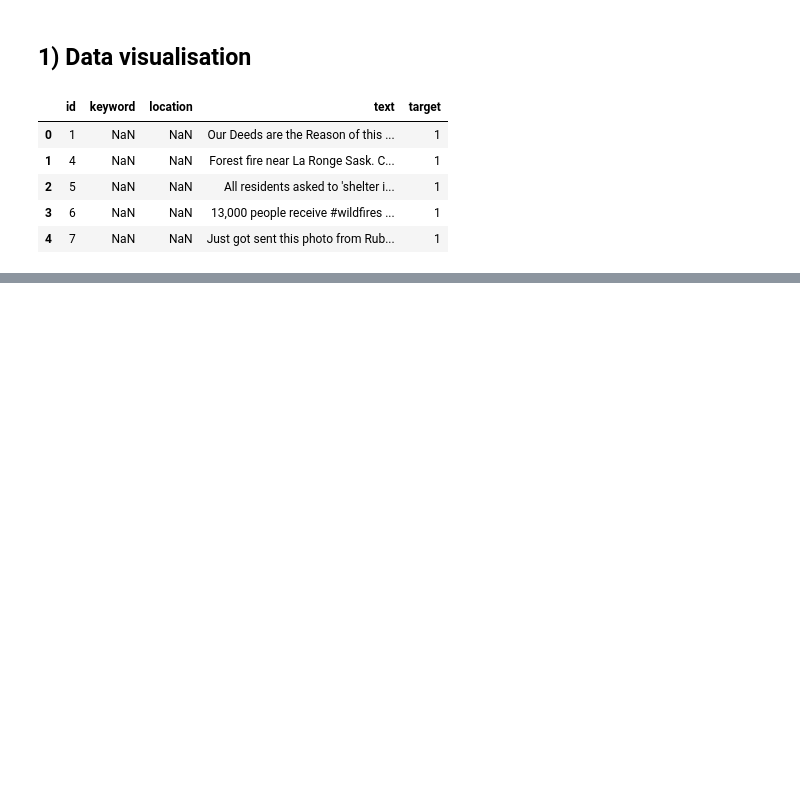
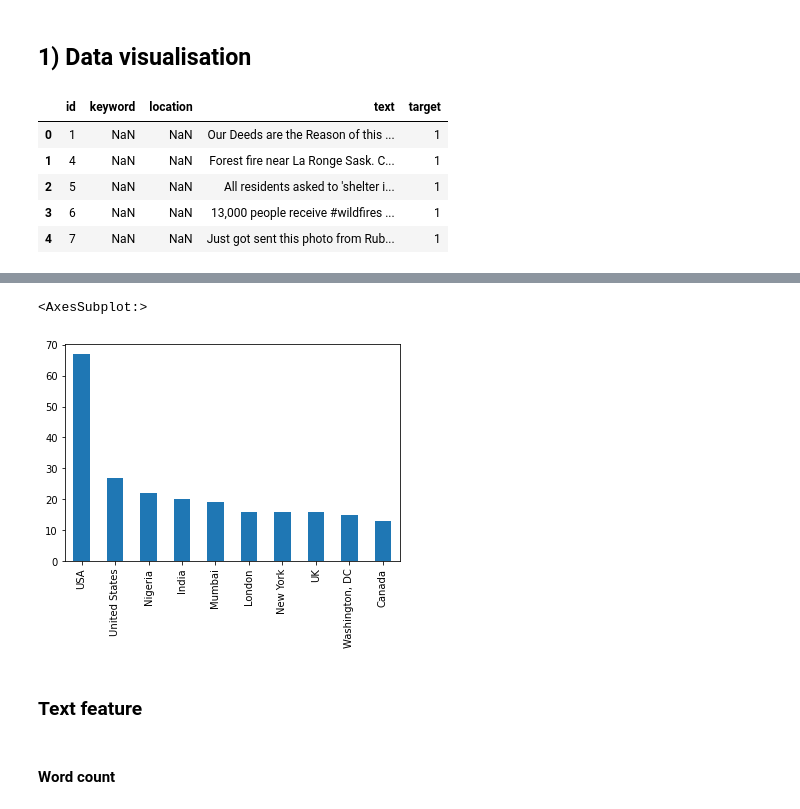
Before and after one commit to LudovicGayet/kaggle_disaster_tweets, a Jupyter notebook: notebooks/notebook.ipynb, the cells around one changed output, grey strips where cells are left out. Cells and saved outputs as stored; diff of their text form; code cells hidden in the pictures; blank space fills up the shorter version.

```diff
--- a/notebooks/notebook.ipynb
+++ b/notebooks/notebook.ipynb
@@ -20,0 +46,9 @@ df.head()
+# %%
+data[data['target']==1]['location'].value_counts()[:10].plot(kind='bar')
+# %% [output]
+<AxesSubplot:>
+[figure, added]
+# %% [markdown]
+### Text feature
+# %% [markdown]
+#### Word count
```
Also changed, not shown: parts of 14 cells of this notebook, 3 other files.
